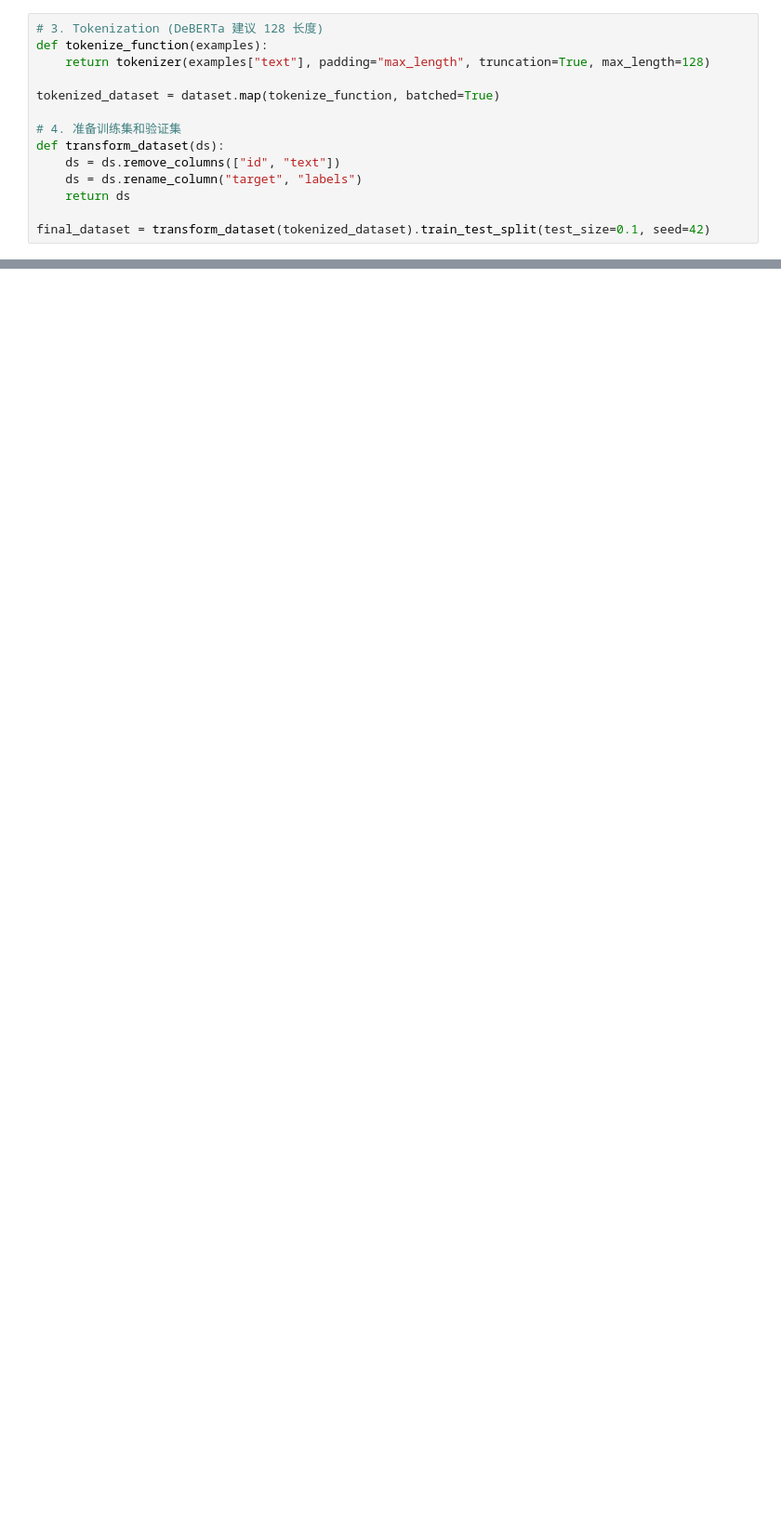
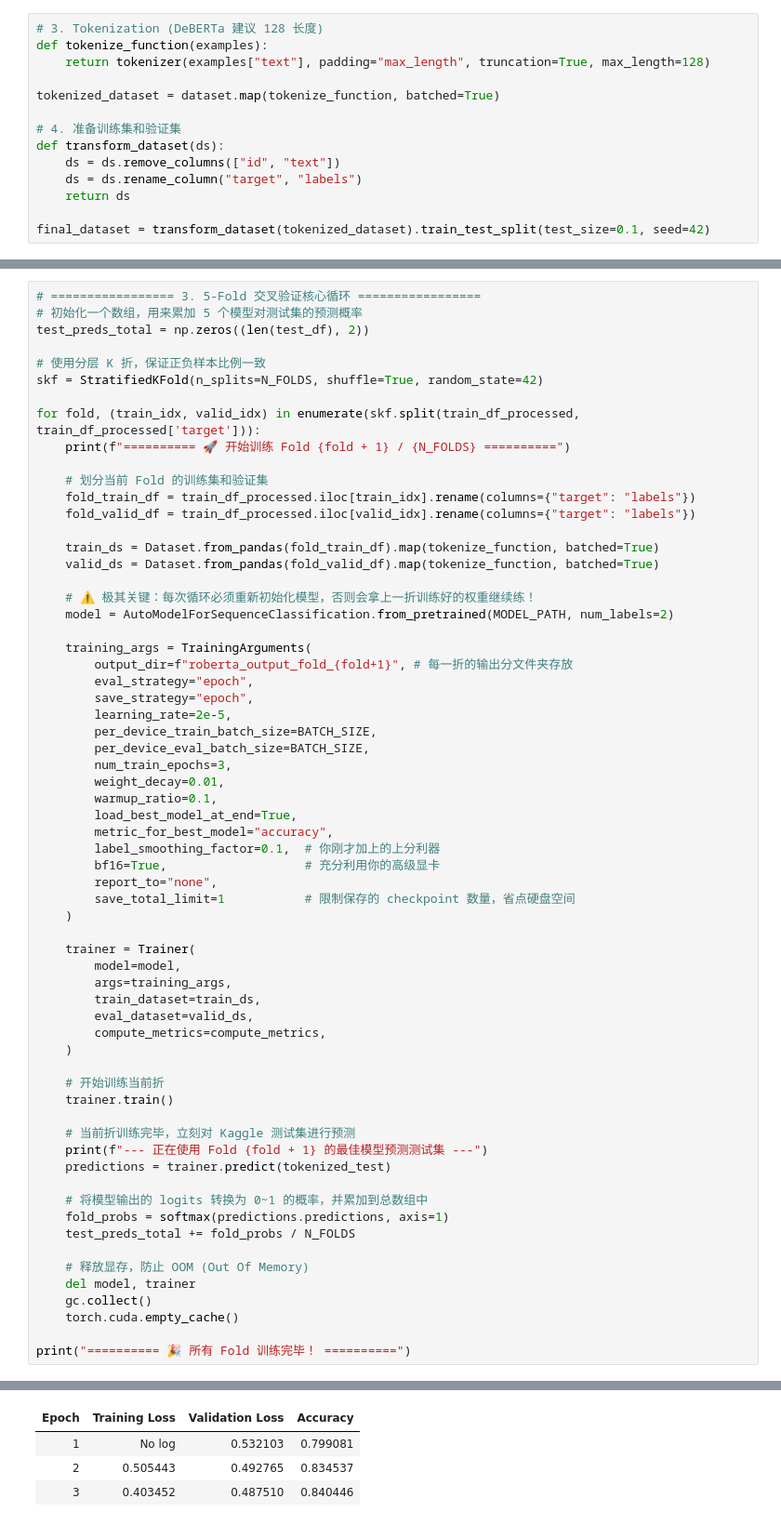
Before and after one commit to ed0228/disaster-tweets-prediction, a Jupyter notebook: roberta.ipynb, the cells around one changed output, grey strips where cells are left out. Shown at 93% size. Saved outputs shown, nothing was run; the diff lists cells and outputs as text; blank space fills up the shorter version.

Commit message:
roberta

```diff
--- a/roberta.ipynb
+++ b/roberta.ipynb
@@ -125,0 +181,65 @@ DeBERTa Submission saved successfully!
+# %%
+# ================= 3. 5-Fold 交叉验证核心循环 =================
+# 初始化一个数组，用来累加 5 个模型对测试集的预测概率
+test_preds_total = np.zeros((len(test_df), 2))
+
+# 使用分层 K 折，保证正负样本比例一致
+skf = StratifiedKFold(n_splits=N_FOLDS, shuffle=True, random_state=42)
+
+for fold, (train_idx, valid_idx) in enumerate(skf.split(train_df_processed, train_df_processed['target'])):
+    print(f"========== 🚀 开始训练 Fold {fold + 1} / {N_FOLDS} ==========")
+
+    # 划分当前 Fold 的训练集和验证集
+    fold_train_df = train_df_processed.iloc[train_idx].rename(columns={"target": "labels"})
+    fold_valid_df = train_df_processed.iloc[valid_idx].rename(columns={"target": "labels"})
+
+    train_ds = Dataset.from_pandas(fold_train_df).map(tokenize_function, batched=True)
+    valid_ds = Dataset.from_pandas(fold_valid_df).map(tokenize_function, batched=True)
+
+    # ⚠️ 极其关键：每次循环必须重新初始化模型，否则会拿上一折训练好的权重继续练！
+    model = AutoModelForSequenceClassification.from_pretrained(MODEL_PATH, num_labels=2)
+
+    training_args = TrainingArguments(
+        output_dir=f"roberta_output_fold_{fold+1}", # 每一折的输出分文件夹存放
+        eval_strategy="epoch",
+        save_strategy="epoch",
+        learning_rate=2e-5,
+        per_device_train_batch_size=BATCH_SIZE,
+        per_device_eval_batch_size=BATCH_SIZE,
+        num_train_epochs=3,
+        weight_decay=0.01,
+        warmup_ratio=0.1,
+        load_best_model_at_end=True,
+        metric_for_best_model="accuracy",
+        label_smoothing_factor=0.1,  # 你刚才加上的上分利器
+        bf16=True,                   # 充分利用你的高级显卡
+        report_to="none",
+        save_total_limit=1           # 限制保存的 checkpoint 数量，省点硬盘空间
+    )
+
+    trainer = Trainer(
+        model=model,
+        args=training_args,
+        train_dataset=train_ds,
+        eval_dataset=valid_ds,
+        compute_metrics=compute_metrics,
+    )
+
+    # 开始训练当前折
+    trainer.train()
+
+    # 当前折训练完毕，立刻对 Kaggle 测试集进行预测
+    print(f"--- 正在使用 Fold {fold + 1} 的最佳模型预测测试集 ---")
+    predictions = trainer.predict(tokenized_test)
+
+    # 将模型输出的 logits 转换为 0~1 的概率，并累加到总数组中
+    fold_probs = softmax(predictions.predictions, axis=1)
+    test_preds_total += fold_probs / N_FOLDS
+
+    # 释放显存，防止 OOM (Out Of Memory)
+    del model, trainer
+    gc.collect()
+    torch.cuda.empty_cache()
+
+print("========== 🎉 所有 Fold 训练完毕！ ==========")
+# %% [output]
@@ -125,0 +265,4 @@ DeBERTa Submission saved successfully!
+| Epoch | Training Loss | Validation Loss | Accuracy |
+| 1 | No log | 0.532103 | 0.799081 |
+| 2 | 0.505443 | 0.492765 | 0.834537 |
+| 3 | 0.403452 | 0.487510 | 0.840446 |
```
Also changed, not shown: parts of 7 cells of this notebook, 1 other file.
